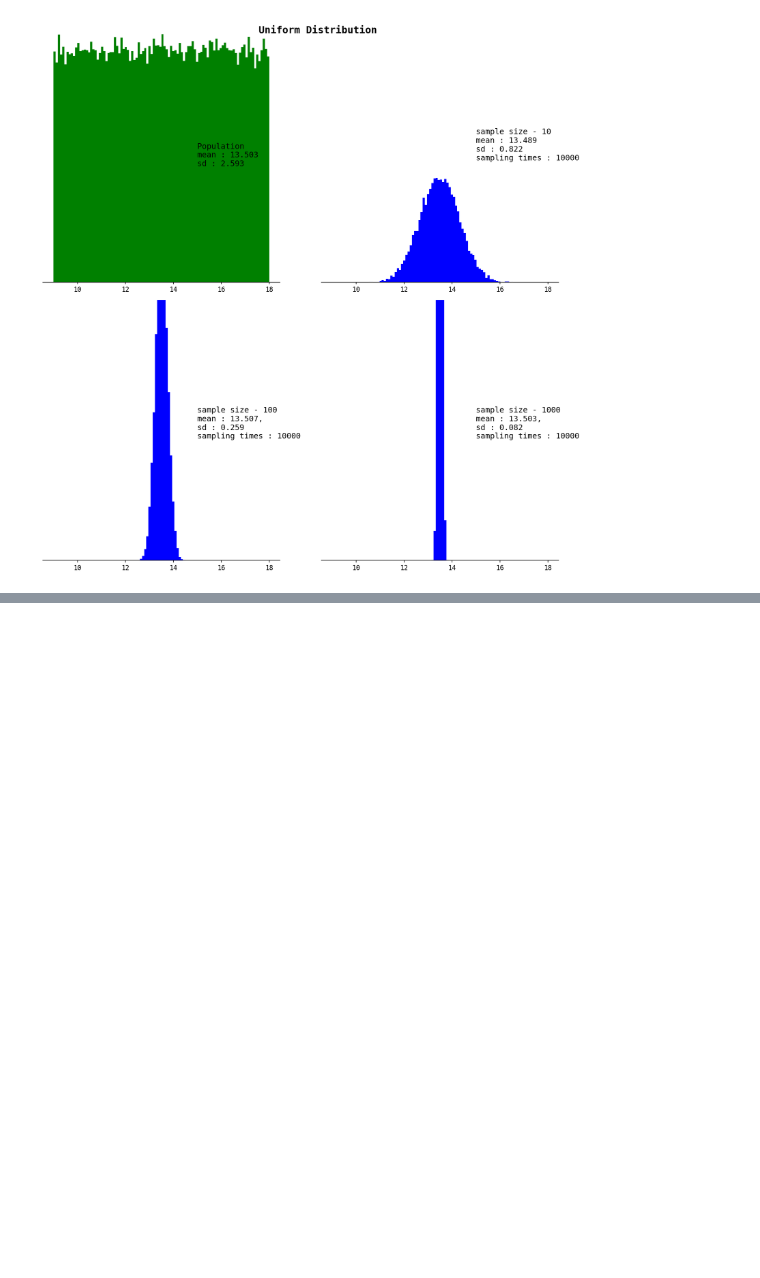
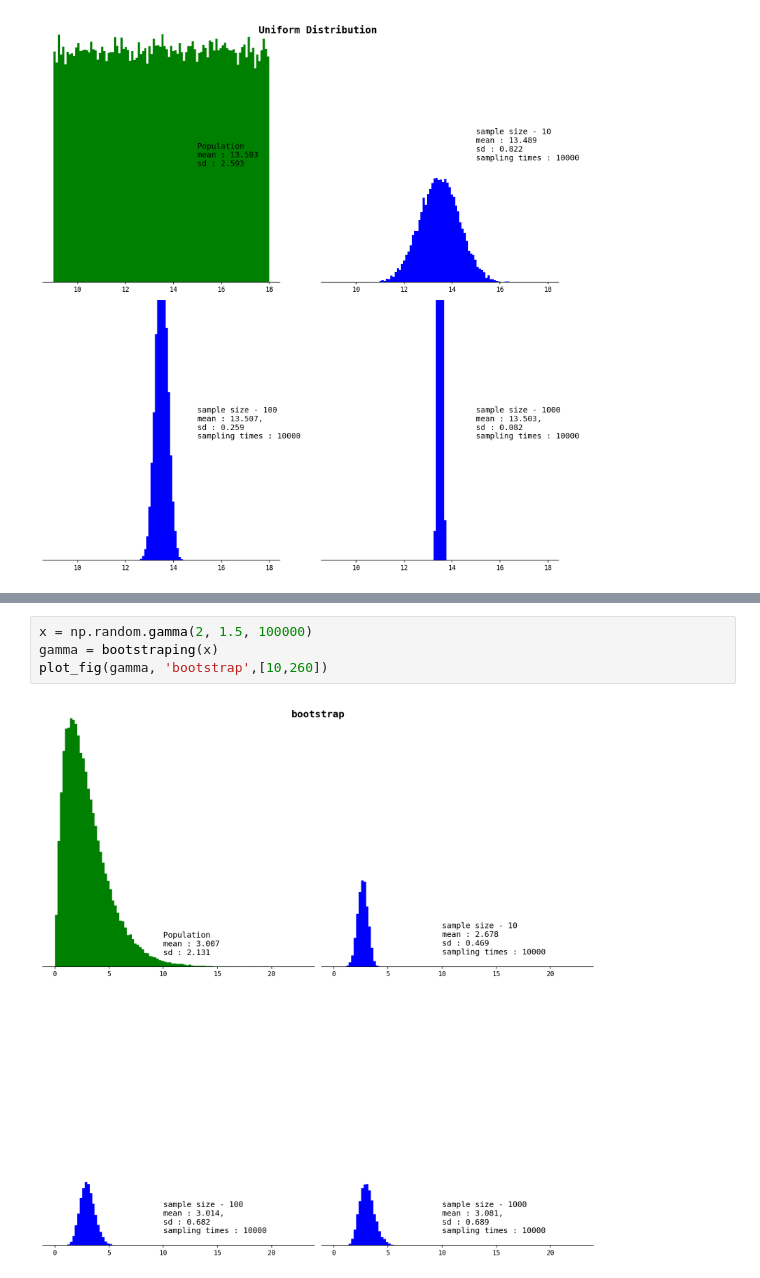
Before and after one commit to thihanaung-thnn/mathematics, a Jupyter notebook: sampling_distributions.ipynb, the cells around one changed output, grey strips where cells are left out. Drawn from its saved outputs; the diff is of its cells as text; blank space fills up the shorter version.

```diff
--- a/sampling_distributions.ipynb
+++ b/sampling_distributions.ipynb
@@ -131,0 +159,6 @@ plt.savefig('uniform_sampling.png',dpi=300)
+# %%
+x = np.random.gamma(2, 1.5, 100000)
+gamma = bootstraping(x)
+plot_fig(gamma, 'bootstrap',[10,260])
+# %% [output]
+[figure, added]
```
Also changed, not shown: parts of 4 cells of this notebook.
